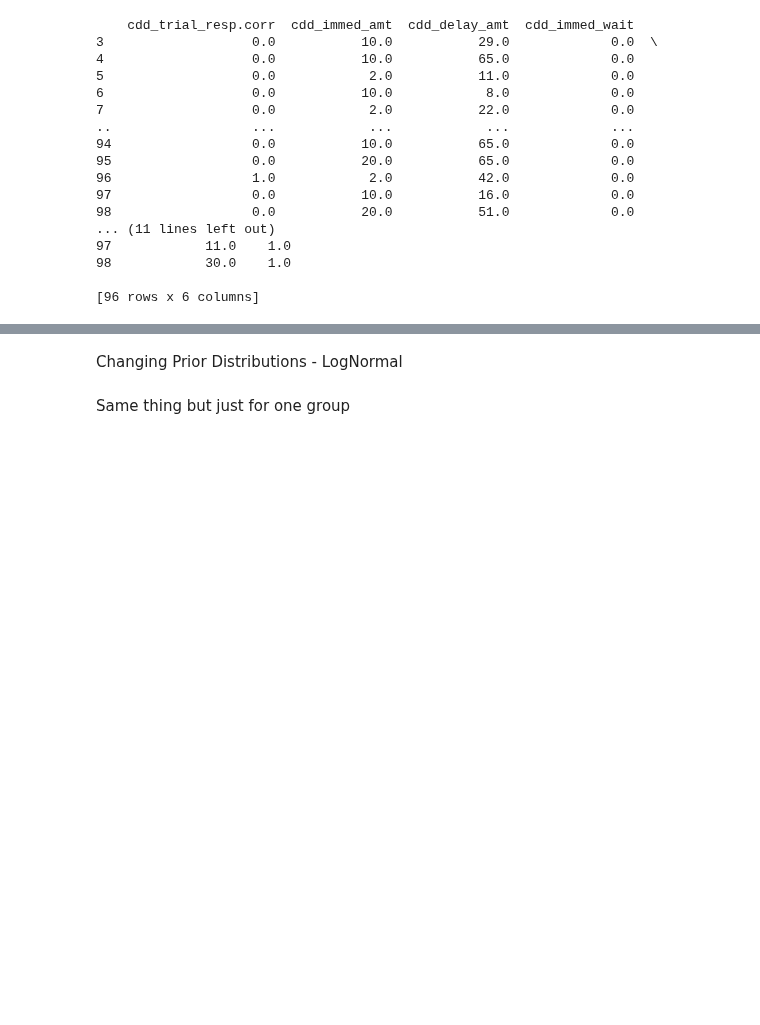
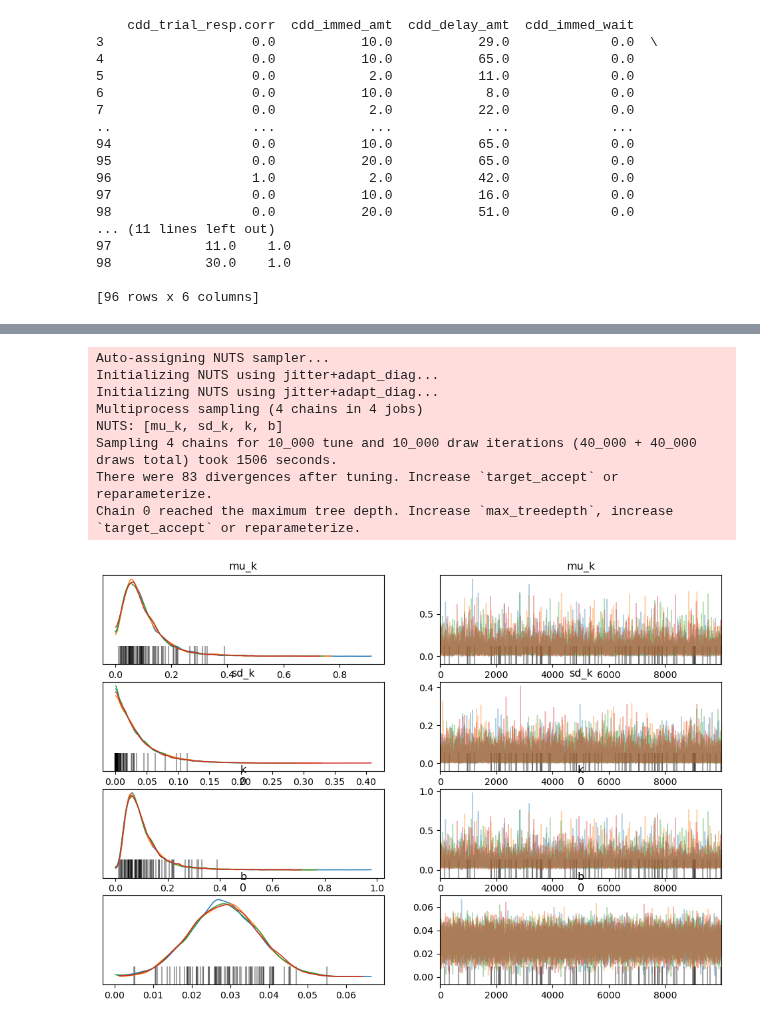
Before and after one commit to CDN-Lab/BH_model, a Jupyter notebook: BayesHigh_Modeling_rp.ipynb, the cells around one changed output, grey strips where cells are left out. Saved outputs shown, nothing was run; the diff lists cells and outputs as text; code cells hidden in the pictures; blank space fills up the shorter version.

Commit message:
added simple and fancy traces
Bayes Modeling is working. Have to incorporate multiple subjects

```diff
--- a/BayesHigh_Modeling_rp.ipynb
+++ b/BayesHigh_Modeling_rp.ipynb
@@ -249,7 +104,0 @@ Load Trace and Table
-# %%
-# Change names to the trace that you want to load. You might want to do this early on if you're using the models that I already ran. I'll include a folder of traces.
-with model_fancy:
-    trace_fancy = pm.load_trace('Fancytrace2.trace')
-Summary= az.summary(trace_fancy,round_to=10)
-
-# "Fancytrace3.trace" is the best simple run. "Trace 7_27 dists norm full real data.trace" is the most recent double hierarchical run.
@@ -404,13 +104,0 @@ pm.summary(pooled_trace)
-# %%
-# This is a simple model. This is not good for our case. It will just get one k and one b for each session, but it won't incorporate everyone's data. Returns wonky values as far as I remember.
-
-with pm.Model() as model_simple:
-
-    k = pm.Beta('k',mu=0.01,sd=0.05) #mu=0.1, mu=0.07,sd=0.1 05
-    b = pm.HalfNormal('b',sd=0.01) #mu=0.1, mu=0.005,sd=0.01 mu=0,
-
-    prob = pm.Deterministic('prob', 1 / (1 + pm.math.exp(b*(SSA/(1+(k*SSD))-LLA/(1+(k*LLD))))))
-
-    y_1 = pm.Bernoulli('y_1',p=prob,observed=y_simple)
-
-    trace_simple = pm.sample(10000, tune=10000, target_accept=0.99)
@@ -461,2 +104,0 @@ Hoarding Code
-# %% [markdown]
-Changing Prior Distributions - LogNormal
@@ -518,2 +104,0 @@ with pm.Model() as model_diff_dists:
-# %% [markdown]
-Same thing but just for one group
@@ -580,0 +105,35 @@ Summary_lognorm.to_csv("tests/Summary from data generated by tiling smaller rang
+# %%
+# This is a simple higherarchical model.
+
+with pm.Model() as model_fancy:
+
+    # Hyperparameters for k
+    mu_k = pm.Beta('mu_k',mu=0.01,sigma=0.05)
+    sd_k = pm.Beta('sd_k',mu=0.05,sigma=0.05)
+
+    k = pm.Beta('k',mu=mu_k,sigma=sd_k,shape=1)#np.size(SSA)) #mu=0.1, mu=0.07,sd=0.1 05
+    b = pm.HalfNormal('b',sigma=0.01,shape=1)#np.size(SSA)) #mu=0.1, mu=0.005,sd=0.01 mu=0,
+
+    prob = pm.Deterministic('prob', 1 / (1 + pm.math.exp(-b * ( LLA/(1+(k*LLD)) - SSA/(1+(k*SSD)) ))))
+
+    y_1 = pm.Bernoulli('y_1',p=prob,observed=y_simple)
+
+    trace_fancy = pm.sample(10000, tune=10000, target_accept=0.999)
+
+
+# Call the trace whatever you like. This just saves it. You don't want to run a whole model and then accidentally x-out your window or refresh or something and lose it all!
+az.plot_trace(trace_fancy, var_names=["mu_k","sd_k","k","b"],compact=False)
+# This is how you get a nice array. Note that this returns a pandas DataFrame, not a numpy array. Indexing is totally different.
+Summary= az.summary(trace_fancy,round_to=10)
+# Again, call it what you want (yeah - call it what you want tooooo)
+Summary.to_csv("Summary_from_fancy_trace.csv")
+# %% [output]
+Auto-assigning NUTS sampler...
+Initializing NUTS using jitter+adapt_diag...
+Initializing NUTS using jitter+adapt_diag...
+Multiprocess sampling (4 chains in 4 jobs)
+NUTS: [mu_k, sd_k, k, b]
+Sampling 4 chains for 10_000 tune and 10_000 draw iterations (40_000 + 40_000 draws total) took 1506 seconds.
+There were 83 divergences after tuning. Increase `target_accept` or reparameterize.
+Chain 0 reached the maximum tree depth. Increase `max_treedepth`, increase `target_accept` or reparameterize.
+[figure, added]
```
Also changed, not shown: parts of 32 cells of this notebook, 2 other files.
